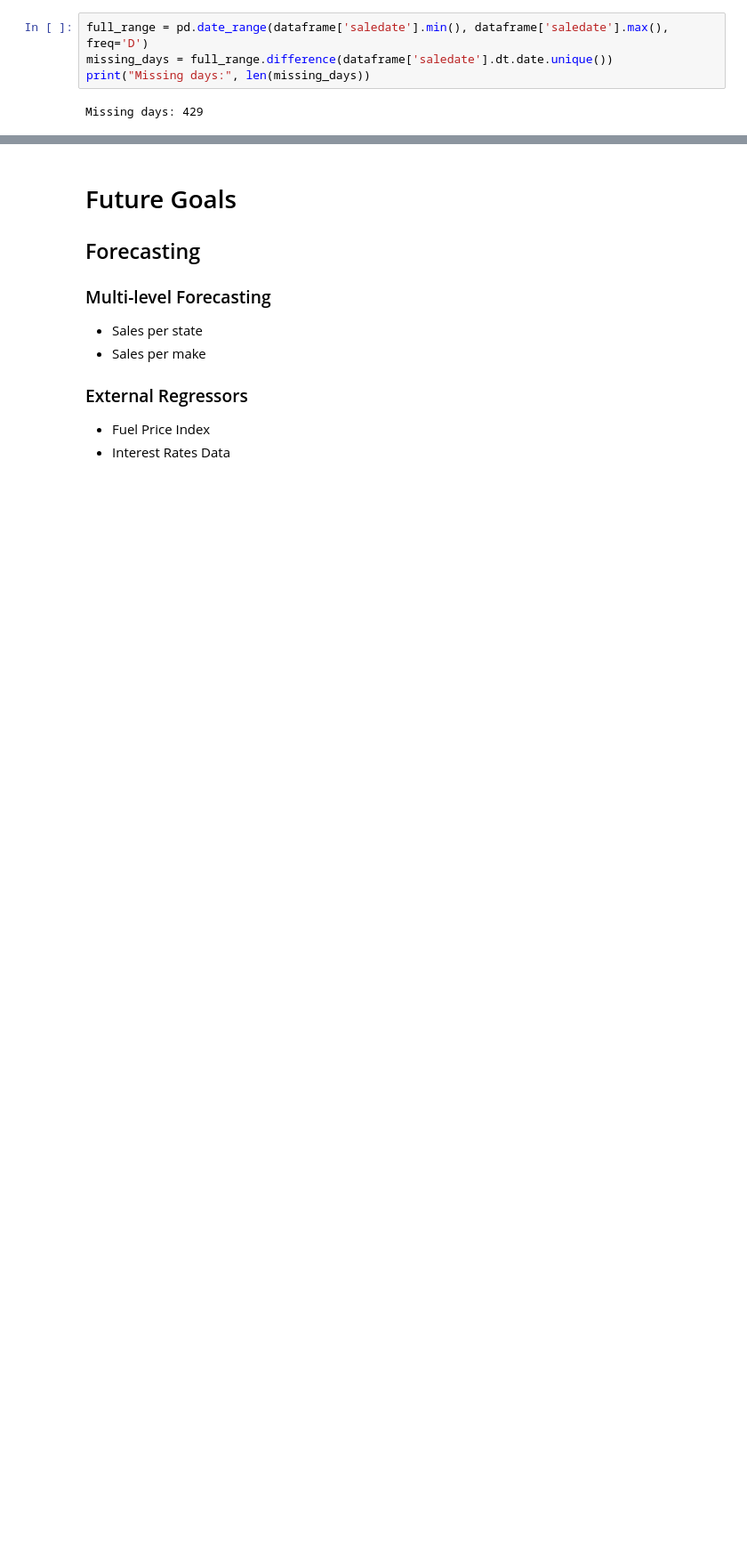
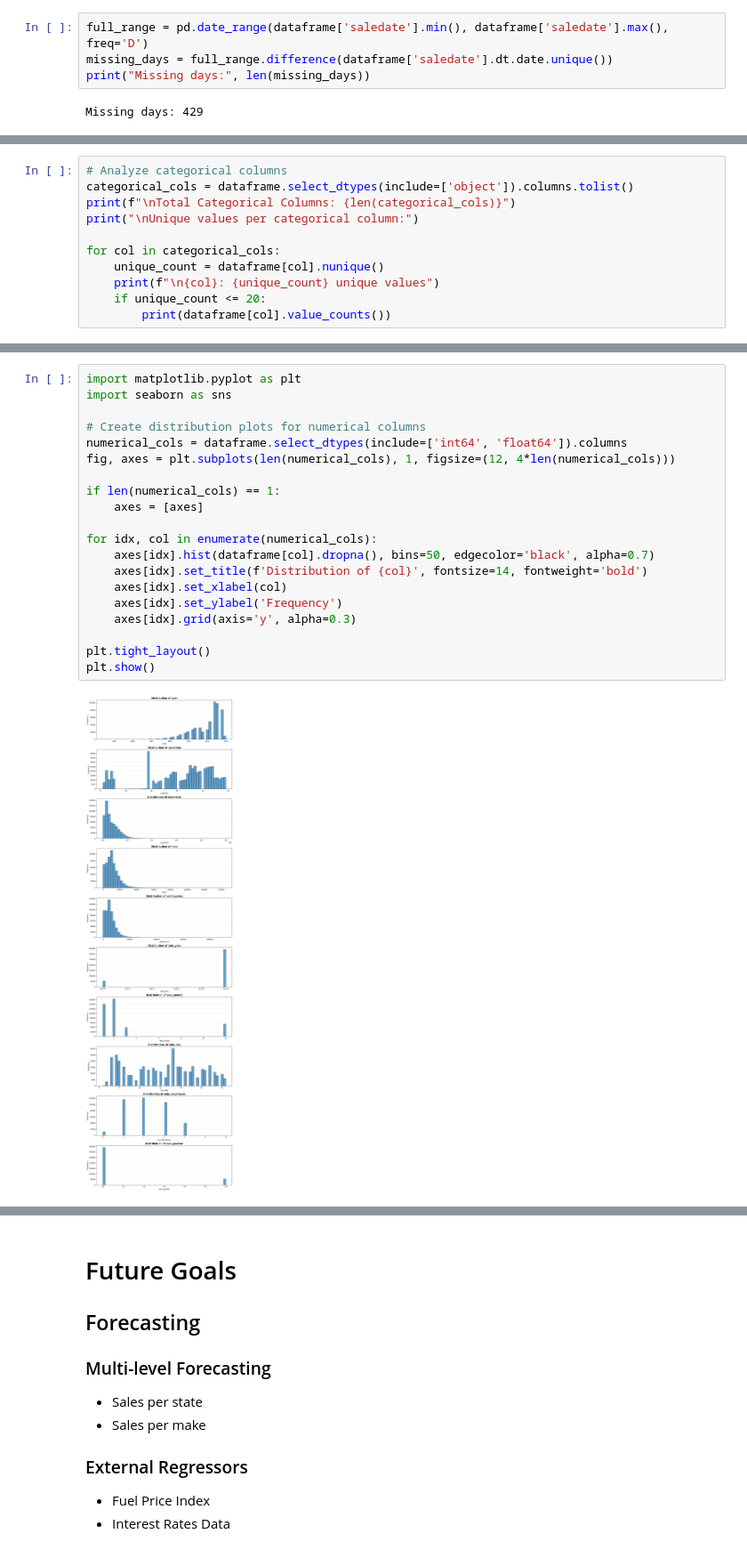
Before and after one commit to KhanMarshaI/Sales-Forecasting-System, a Jupyter notebook: main.ipynb, the cells around one changed output, grey strips where cells are left out. Shown at 89% size. Drawn from its saved outputs; the diff is of its cells as text; blank space fills up the shorter version.

```diff
--- a/main.ipynb
+++ b/main.ipynb
@@ -163,0 +223,11 @@ Missing days: 429
+# %%
+# Analyze categorical columns
+categorical_cols = dataframe.select_dtypes(include=['object']).columns.tolist()
+print(f"\nTotal Categorical Columns: {len(categorical_cols)}")
+print("\nUnique values per categorical column:")
+
+for col in categorical_cols:
+    unique_count = dataframe[col].nunique()
+    print(f"\n{col}: {unique_count} unique values")
+    if unique_count <= 20:
+        print(dataframe[col].value_counts())
@@ -163,0 +254,22 @@ Missing days: 429
+# %%
+import matplotlib.pyplot as plt
+import seaborn as sns
+
+# Create distribution plots for numerical columns
+numerical_cols = dataframe.select_dtypes(include=['int64', 'float64']).columns
+fig, axes = plt.subplots(len(numerical_cols), 1, figsize=(12, 4*len(numerical_cols)))
+
+if len(numerical_cols) == 1:
+    axes = [axes]
+
+for idx, col in enumerate(numerical_cols):
+    axes[idx].hist(dataframe[col].dropna(), bins=50, edgecolor='black', alpha=0.7)
+    axes[idx].set_title(f'Distribution of {col}', fontsize=14, fontweight='bold')
+    axes[idx].set_xlabel(col)
+    axes[idx].set_ylabel('Frequency')
+    axes[idx].grid(axis='y', alpha=0.3)
+
+plt.tight_layout()
+plt.show()
+# %% [output]
+[figure, added]
```
Also changed, not shown: parts of 15 cells of this notebook.
